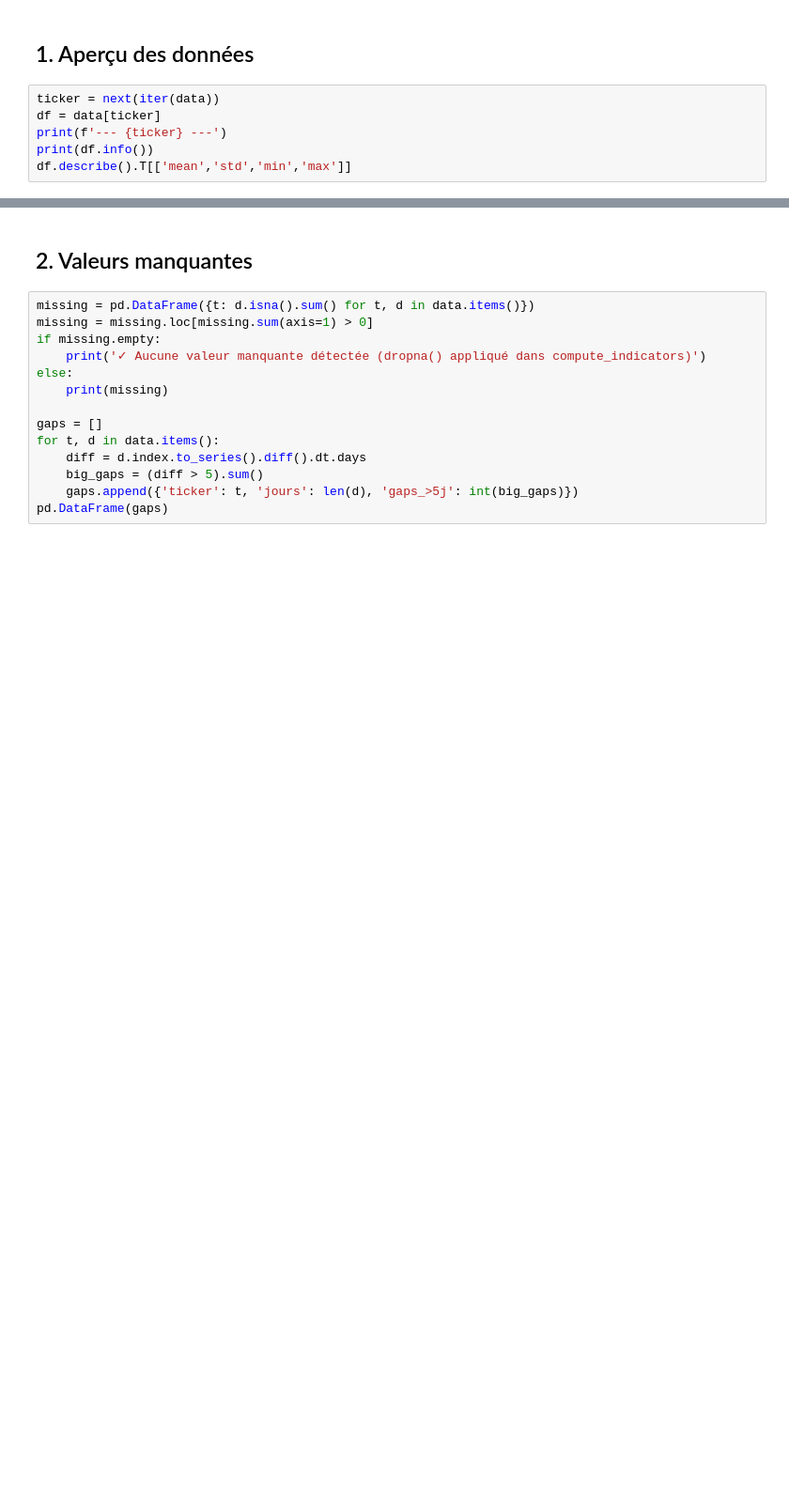
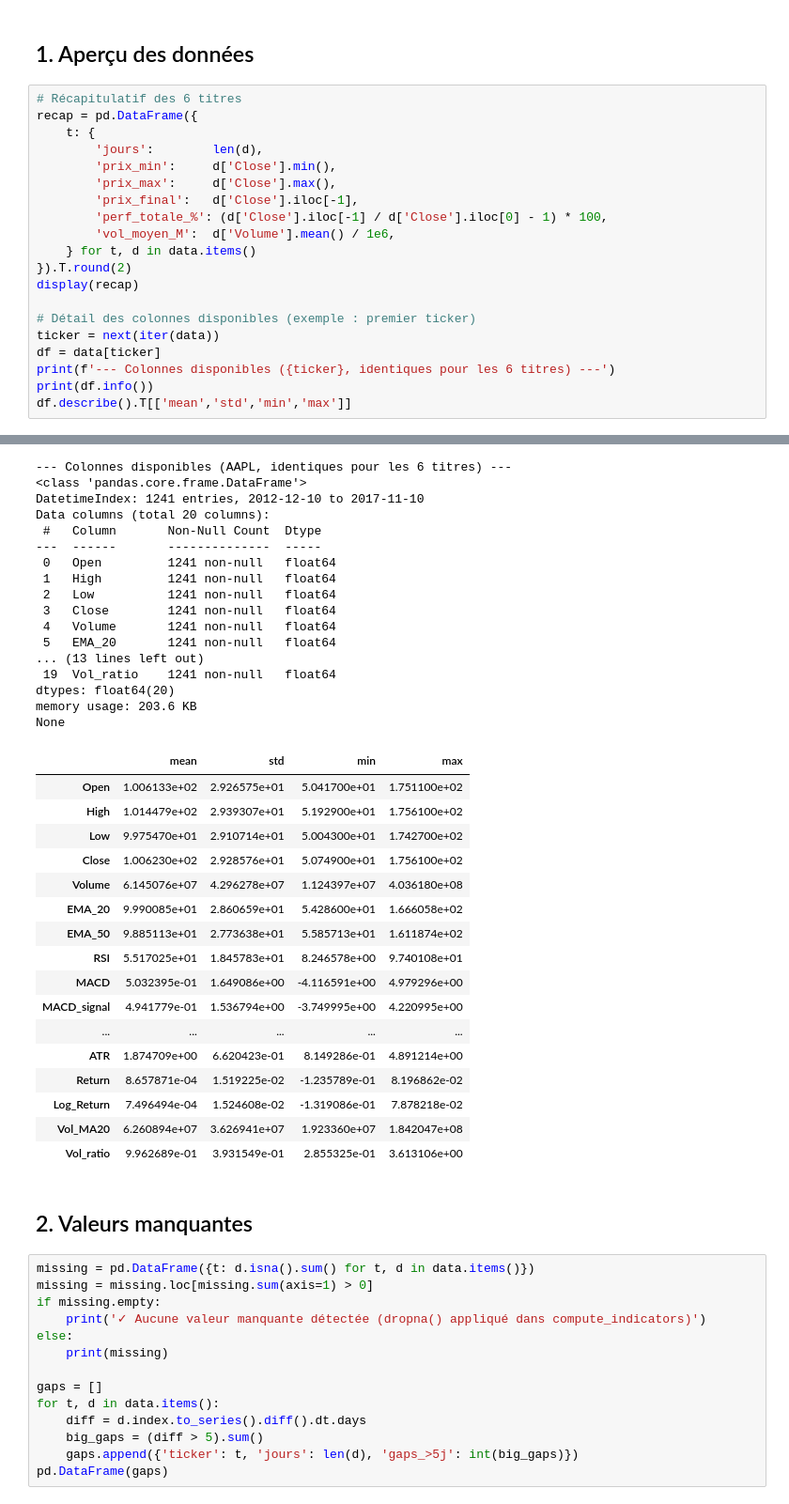
Before and after one commit to Skwiz-blip/Plateforme-d-analyse-financi-re, a Jupyter notebook: eda.ipynb, the cells around one changed output, grey strips where cells are left out. Shown at 94% size. Drawn from its saved outputs; the diff is of its cells as text; blank space fills up the shorter version.

Commit message:
mise a jours

```diff
--- a/eda.ipynb
+++ b/eda.ipynb
@@ -46,8 +54,23 @@ for t, d in data.items():
 # %% [markdown]
 ## 1. Aperçu des données
-# %%
-ticker = next(iter(data))
-df = data[ticker]
-print(f'--- {ticker} ---')
-print(df.info())
-df.describe().T[['mean','std','min','max']]
+# %%
+# Récapitulatif des 6 titres
+recap = pd.DataFrame({
+    t: {
+        'jours':        len(d),
+        'prix_min':     d['Close'].min(),
+        'prix_max':     d['Close'].max(),
+        'prix_final':   d['Close'].iloc[-1],
+        'perf_totale_%': (d['Close'].iloc[-1] / d['Close'].iloc[0] - 1) * 100,
+        'vol_moyen_M':  d['Volume'].mean() / 1e6,
+    } for t, d in data.items()
+}).T.round(2)
+display(recap)
+
+# Détail des colonnes disponibles (exemple : premier ticker)
+ticker = next(iter(data))
+df = data[ticker]
+print(f'--- Colonnes disponibles ({ticker}, identiques pour les 6 titres) ---')
+print(df.info())
+df.describe().T[['mean','std','min','max']]
+# %% [output]
@@ -54,3 +84,37 @@ df.describe().T[['mean','std','min','max']]
+--- Colonnes disponibles (AAPL, identiques pour les 6 titres) ---
+<class 'pandas.core.frame.DataFrame'>
+DatetimeIndex: 1241 entries, 2012-12-10 to 2017-11-10
+Data columns (total 20 columns):
+ #   Column       Non-Null Count  Dtype
+---  ------       --------------  -----
+ 0   Open         1241 non-null   float64
+ 1   High         1241 non-null   float64
+ 2   Low          1241 non-null   float64
+ 3   Close        1241 non-null   float64
+ 4   Volume       1241 non-null   float64
+ 5   EMA_20       1241 non-null   float64
+... (13 lines left out)
+ 19  Vol_ratio    1241 non-null   float64
+dtypes: float64(20)
+memory usage: 203.6 KB
+None
+|  | mean | std | min | max |
+| Open | 1.006133e+02 | 2.926575e+01 | 5.041700e+01 | 1.751100e+02 |
+| High | 1.014479e+02 | 2.939307e+01 | 5.192900e+01 | 1.756100e+02 |
+| Low | 9.975470e+01 | 2.910714e+01 | 5.004300e+01 | 1.742700e+02 |
+| Close | 1.006230e+02 | 2.928576e+01 | 5.074900e+01 | 1.756100e+02 |
+| Volume | 6.145076e+07 | 4.296278e+07 | 1.124397e+07 | 4.036180e+08 |
+| EMA_20 | 9.990085e+01 | 2.860659e+01 | 5.428600e+01 | 1.666058e+02 |
+| EMA_50 | 9.885113e+01 | 2.773638e+01 | 5.585713e+01 | 1.611874e+02 |
+| RSI | 5.517025e+01 | 1.845783e+01 | 8.246578e+00 | 9.740108e+01 |
+| MACD | 5.032395e-01 | 1.649086e+00 | -4.116591e+00 | 4.979296e+00 |
+| MACD_signal | 4.941779e-01 | 1.536794e+00 | -3.749995e+00 | 4.220995e+00 |
+| ... | ... | ... | ... | ... |
+| ATR | 1.874709e+00 | 6.620423e-01 | 8.149286e-01 | 4.891214e+00 |
+| Return | 8.657871e-04 | 1.519225e-02 | -1.235789e-01 | 8.196862e-02 |
+| Log_Return | 7.496494e-04 | 1.524608e-02 | -1.319086e-01 | 7.878218e-02 |
+| Vol_MA20 | 6.260894e+07 | 3.626941e+07 | 1.923360e+07 | 1.842047e+08 |
+| Vol_ratio | 9.962689e-01 | 3.931549e-01 | 2.855325e-01 | 3.613106e+00 |
 # %% [markdown]
 ## 2. Valeurs manquantes
 # %%
```
Also changed, not shown: parts of 11 cells of this notebook, 20 other files.
